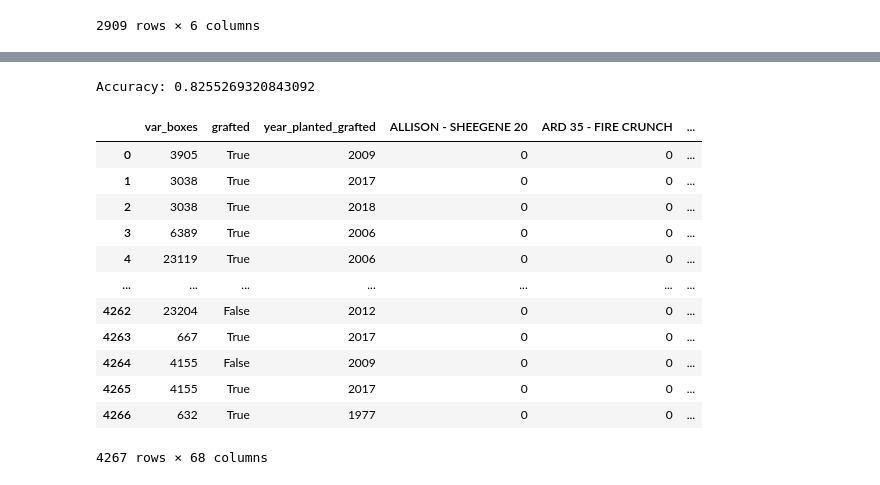
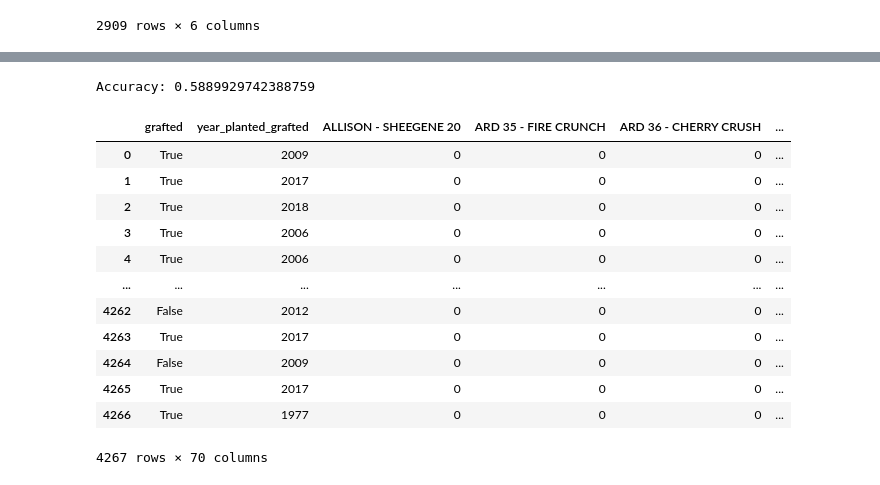
Before and after one commit to COGS118A/Group036-Wi23, a Jupyter notebook: Project (1).ipynb, the cells around one changed output, grey strips where cells are left out. Drawn from its saved outputs; the diff is of its cells as text; code cells hidden in the pictures.

```diff
--- a/Project (1).ipynb
+++ b/Project (1).ipynb
@@ -74,6 +74,27 @@ df['year'] = df['date'].dt.year
 df['month'] = df['date'].dt.month
 df['day'] = df['date'].dt.day
 df = df.drop('date', axis=1)
+
+def get_season(month):
+    if month >= 3 and month <= 5:
+        out = 'spring'
+    elif month >= 6 and month <= 8:
+        out = 'summer'
+    elif month >= 9 and month <= 11:
+        out = 'autumn'
+    elif month == 12 or (month >= 1 and month <= 2):
+        out = 'winter'
+    else:
+        out = np.nan
+    return out
+
+df['prod_season'] = df['month'].apply(get_season)
+
+# one hot encode season
+one_hot = pd.get_dummies(df['prod_season'])
+df = pd.concat([df, one_hot], axis=1)
+df = df.drop('prod_season', axis=1)
+
 df.head()
 # %% [output]
 |  | ranch_no | ranch_sub | var_cd | variety_desc | var_boxes | color | prod_yr | grafted | acres | ... |
@@ -234,45 +260,46 @@ merged_df
 # %%
-df2 = df.drop(['ranch_sub', 'prod_yr', 'color', 'yield', 'color_code','variety_desc', 'ranch_no', 'acres', 'var_cd'], axis=1)
+df2 = df.drop(['ranch_sub', 'prod_yr', 'color', 'yield', 'color_code','variety_desc', 'ranch_no', 'acres', 'var_cd',
+               'var_boxes'], axis=1)
 df2 = df2.replace([np.inf, -np.inf], np.nan)
 df2 = df2.dropna()
 merged_df = pd.merge(df2, temps_df, on=['year', 'month', 'day'], how='inner')
 yield_class = merged_df['yield_class']
 merged_df = merged_df.drop(['yield_class'], axis = 1)
 
 
 X, y = merged_df, yield_class
 
 # Split the data into training and testing sets
 X_train, X_test, y_train, y_test = train_test_split(X, y, test_size=0.2, random_state=42)
 
 # Create a Gradient Boosting Classifier
 clf = GradientBoostingClassifier(n_estimators=100, learning_rate=0.1, max_depth=3, random_state=42)
 
 # Train the classifier
 clf.fit(X_train, y_train)
 
 # Predict on the test data
 y_pred = clf.predict(X_test)
 
 # Calculate the accuracy
 acc = accuracy_score(y_test, y_pred)
 print("Accuracy:", acc)
 merged_df
 # %% [output]
-Accuracy: 0.8255269320843092
+Accuracy: 0.5889929742388759
-|  | var_boxes | grafted | year_planted_grafted | ALLISON - SHEEGENE 20 | ARD 35 - FIRE CRUNCH | ... |
-| 0 | 3905 | True | 2009 | 0 | 0 | ... |
-| 1 | 3038 | True | 2017 | 0 | 0 | ... |
-| 2 | 3038 | True | 2018 | 0 | 0 | ... |
-| 3 | 6389 | True | 2006 | 0 | 0 | ... |
-| 4 | 23119 | True | 2006 | 0 | 0 | ... |
+|  | grafted | year_planted_grafted | ALLISON - SHEEGENE 20 | ARD 35 - FIRE CRUNCH | ARD 36 - CHERRY CRUSH | ... |
+| 0 | True | 2009 | 0 | 0 | 0 | ... |
+| 1 | True | 2017 | 0 | 0 | 0 | ... |
+| 2 | True | 2018 | 0 | 0 | 0 | ... |
+| 3 | True | 2006 | 0 | 0 | 0 | ... |
+| 4 | True | 2006 | 0 | 0 | 0 | ... |
 | ... | ... | ... | ... | ... | ... | ... |
-| 4262 | 23204 | False | 2012 | 0 | 0 | ... |
-| 4263 | 667 | True | 2017 | 0 | 0 | ... |
-| 4264 | 4155 | False | 2009 | 0 | 0 | ... |
-| 4265 | 4155 | True | 2017 | 0 | 0 | ... |
-| 4266 | 632 | True | 1977 | 0 | 0 | ... |
+| 4262 | False | 2012 | 0 | 0 | 0 | ... |
+| 4263 | True | 2017 | 0 | 0 | 0 | ... |
+| 4264 | False | 2009 | 0 | 0 | 0 | ... |
+| 4265 | True | 2017 | 0 | 0 | 0 | ... |
+| 4266 | True | 1977 | 0 | 0 | 0 | ... |
-4267 rows × 68 columns
+4267 rows × 70 columns
 # %%
 plot_confusion_matrix(clf, X_test, y_test, cmap=plt.cm.Blues)
 plt.show()
```
Also changed, not shown: parts of 11 cells of this notebook, 1 other file.
